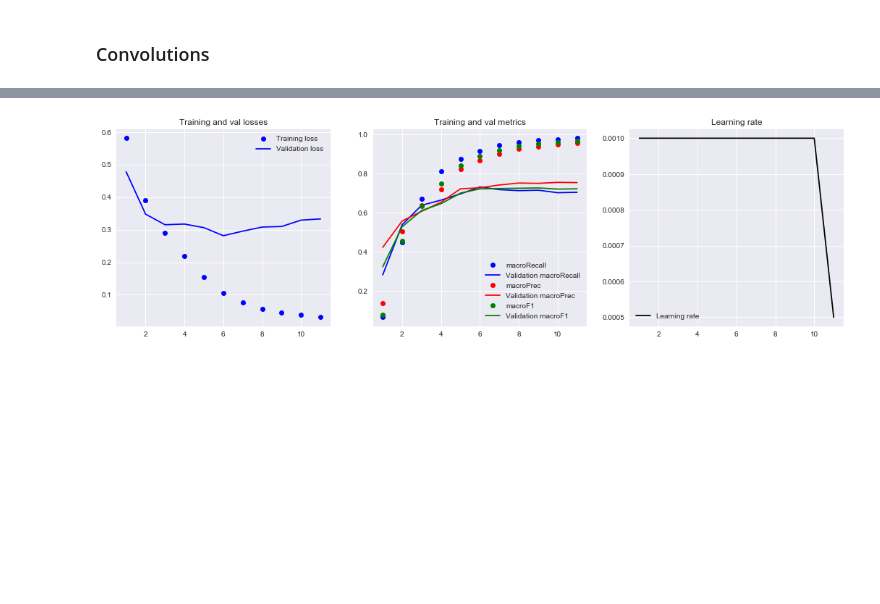
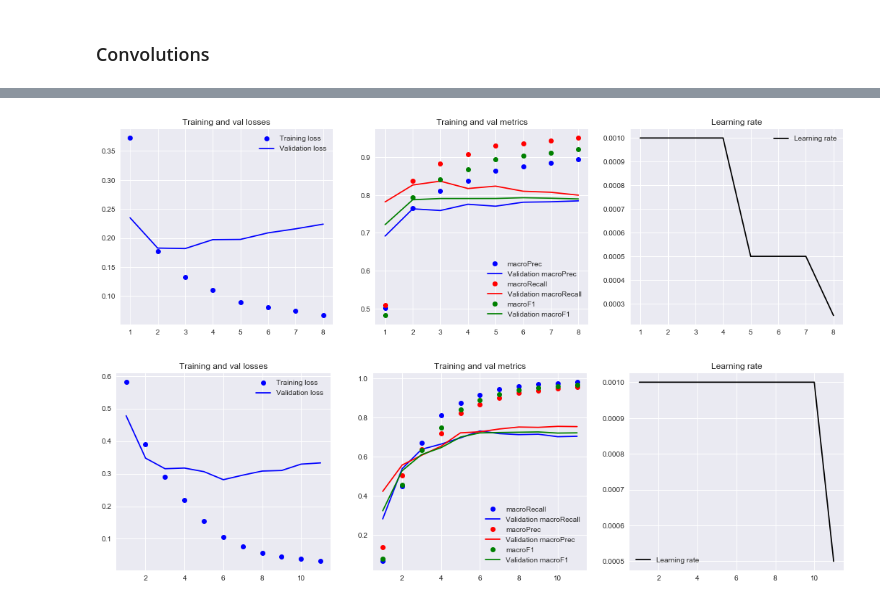
Before and after one commit to olszewskip/ArXiv_Classifier, a Jupyter notebook: keras_6.ipynb, the cells around one changed output, grey strips where cells are left out. Cells and saved outputs as stored; diff of their text form; code cells hidden in the pictures; blank space fills up the shorter version.

Commit message:
Simple ConvNets 500k Below 80perc

```diff
--- a/keras_6.ipynb
+++ b/keras_6.ipynb
@@ -411,9 +409,8 @@ model1a.plot()
 
 layers2a = [Embedding(input_dim=num_words, output_dim=50, input_length=padded_length, mask_zero=False),\
             Dropout(0.5),
-            Conv1D(10, 4),
-            Conv1D(10, 4),
-            Conv1D(10, 4),
+            Conv1D(20, 4),
+            Conv1D(20, 4),
             Flatten()
            ]
 
@@ -463 +462,5 @@ Epoch 10/20
+# %%
+model2a.plot()
+# %% [output]
+[figure, added]
 # %%
```
Also changed, not shown: parts of 6 cells of this notebook.
